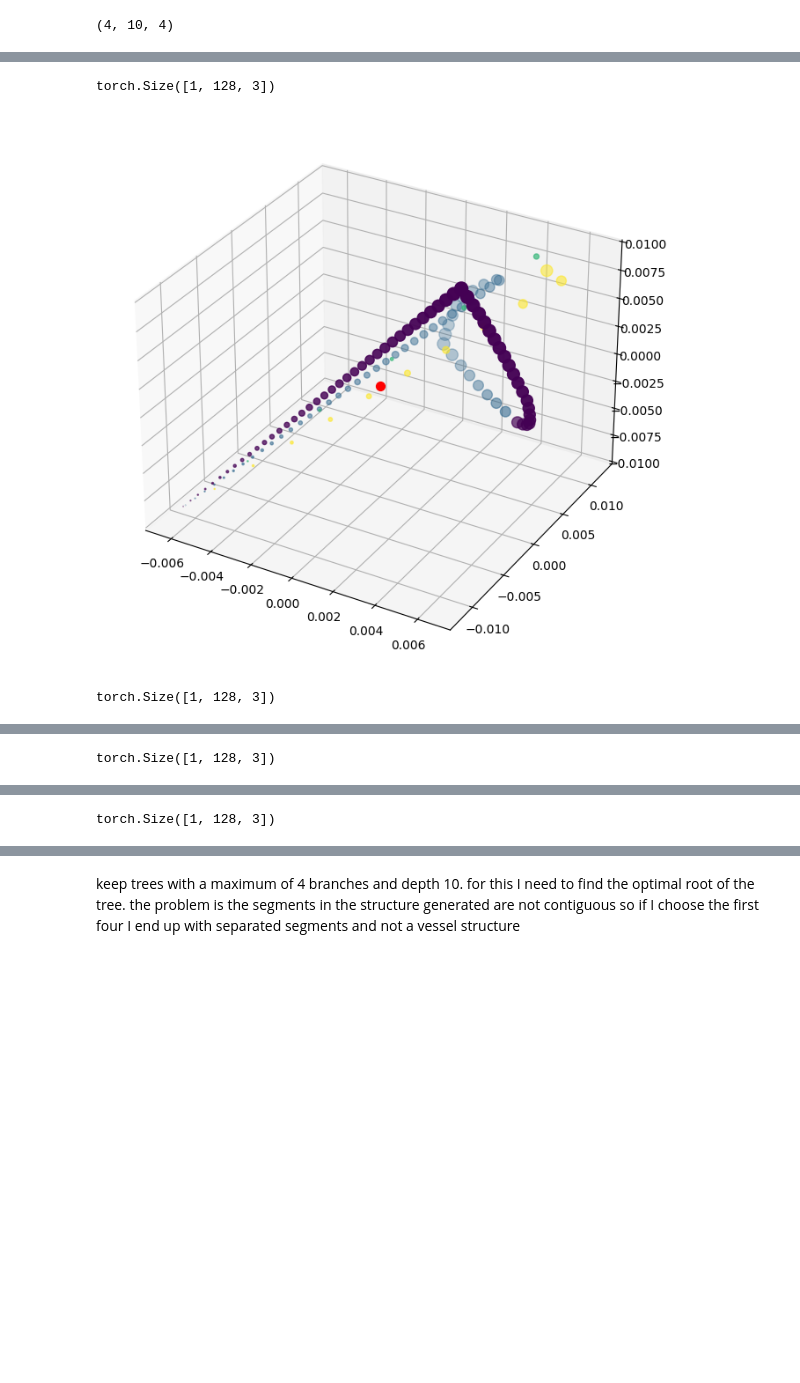
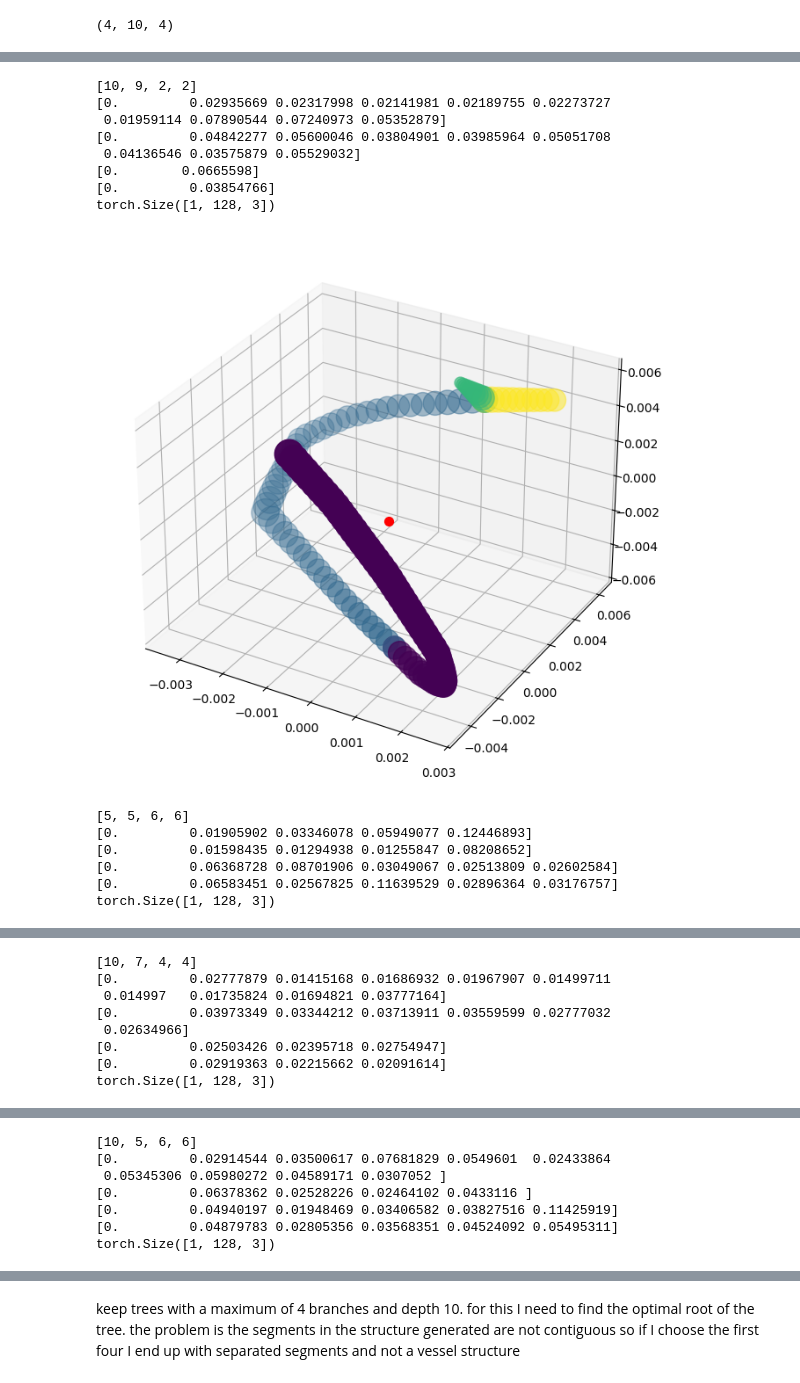
Before and after one commit to PauFeld/vessel_diffusion, a Jupyter notebook: generate_intra_dataset.ipynb, the cells around one changed output, grey strips where cells are left out. Saved outputs shown, nothing was run; the diff lists cells and outputs as text; code cells hidden in the pictures; blank space fills up the shorter version.

```diff
--- a/generate_intra_dataset.ipynb
+++ b/generate_intra_dataset.ipynb
@@ -169,12 +208,13 @@ all_vessels = []
 max_segments = 4  # Only keep the first four segments
 
 files = os.listdir("p10")
-
+print(files)
 for file in files:
 
     aneu = vtk_np(os.path.join("p10", file))
+    print(aneu.shape)
     segment_numbers = np.unique(aneu[:, -1]).astype(int)  # Segment numbers (branch numbers) as integers
-
+    print(segment_numbers)
     # Collect segments for this vessel
     segments = []
     for seg_num in segment_numbers:
@@ -187,7 +227,7 @@ for file in files:
 
 
         segments.append(segment_points)
-
+    print(segments)
     # Keep only the first four segments (or all segments if fewer than 4)
     segments = segments[:max_segments]
 
@@ -234,7 +274,8 @@ for arr in all_vessels:
 # Stack the padded arrays along a new dimension
 final_data = np.stack(padded_arrays, axis=0)
 print(final_data.shape)
-final_data = final_data.reshape(102,4,-1,4)
+#final_data = final_data.reshape(102,4,-1,4)
+final_data = final_data.squeeze(1)
 print("Final data shape:", final_data.shape)  # Expected shape: (num_vessels, max_segments, max_points, 16)
 
 train = final_data[:90,:,:,:]
@@ -356,7 +419,7 @@ ax = fig.add_subplot(projection="3d")
 #ax.scatter(*points.T, s=(220 * radii) ** 2, c=types.argmax(-1), vmin=0, vmax=3)
 ax.scatter(*points.T, s=(220 * radii)**2)
 #ax.scatter(0, 0, 0, color='red', s=50, label="Origin")
-tree2 = final_data[2].reshape(1,-1,4)
+tree2 = final_data[0].reshape(1,-1,4)
 points, radii, types = tree2[:, :, :3], tree2[:, :, 3], tree2[:, :, 4:]
 ax.scatter(*points.T, s=(220 * radii) ** 2)
 # %% [output]
@@ -367,33 +430,45 @@ torch.Size([128, 3])
 # %%
 train_set = AneuriskVesselSet(split="train", path="aneurisk")
 
 train_loader = torch.utils.data.DataLoader(
     dataset=train_set,
     batch_size=1,
     num_workers=0,
     drop_last=True,
     shuffle=False,
 )
 
 for i, (inputs, labels) in enumerate(train_loader):
 
 
     points, radii, types = inputs[:, :, :3], inputs[:, :, 3], inputs[:, :, 4:]
     print(points.shape)
     fig = plt.figure(figsize=(10, 8))
     ax = fig.add_subplot(projection="3d")
-    #ax.scatter(*points.T, s=(220 * radii) ** 2, c=types.argmax(-1), vmin=0, vmax=3)
-    ax.scatter(*points.T, s=(10000 * radii) ** 2, c=types.argmax(-1), vmin=0, vmax=3)
+    ax.scatter(*points.T, s=(22000 * radii) ** 2, c=types.argmax(-1), vmin=0, vmax=3)
+    #ax.scatter(*points.T, s=(10000 * radii) ** 2, c=types.argmax(-1), vmin=0, vmax=3)
     ax.scatter(0, 0, 0, color='red', s=50, label="Origin")
 
     #ax.set_xlim(-1, 1)
     #ax.set_ylim(-1, 1)
     #ax.set_zlim(-1, 1)
 
     plt.show()
     if i > 4:
         break
 # %% [output]
+[10, 9, 2, 2]
+[0.         0.02935669 0.02317998 0.02141981 0.02189755 0.02273727
+ 0.01959114 0.07890544 0.07240973 0.05352879]
+[0.         0.04842277 0.05600046 0.03804901 0.03985964 0.05051708
+ 0.04136546 0.03575879 0.05529032]
+[0.        0.0665598]
+[0.         0.03854766]
 torch.Size([1, 128, 3])
-[figure, old version]
+[figure, new version]
+[5, 5, 6, 6]
+[0.         0.01905902 0.03346078 0.05949077 0.12446893]
+[0.         0.01598435 0.01294938 0.01255847 0.08208652]
+[0.         0.06368728 0.08701906 0.03049067 0.02513809 0.02602584]
+[0.         0.06583451 0.02567825 0.11639529 0.02896364 0.03176757]
 torch.Size([1, 128, 3])
@@ -401 +476,8 @@ torch.Size([1, 128, 3])
+[10, 7, 4, 4]
+[0.         0.02777879 0.01415168 0.01686932 0.01967907 0.01499711
+ 0.014997   0.01735824 0.01694821 0.03777164]
+[0.         0.03973349 0.03344212 0.03713911 0.03559599 0.02777032
+ 0.02634966]
+[0.         0.02503426 0.02395718 0.02754947]
+[0.         0.02919363 0.02215662 0.02091614]
 torch.Size([1, 128, 3])
@@ -403 +485,7 @@ torch.Size([1, 128, 3])
+[10, 5, 6, 6]
+[0.         0.02914544 0.03500617 0.07681829 0.0549601  0.02433864
+ 0.05345306 0.05980272 0.04589171 0.0307052 ]
+[0.         0.06378362 0.02528226 0.02464102 0.0433116 ]
+[0.         0.04940197 0.01948469 0.03406582 0.03827516 0.11425919]
+[0.         0.04879783 0.02805356 0.03568351 0.04524092 0.05495311]
 torch.Size([1, 128, 3])
```
Also changed, not shown: parts of 10 cells of this notebook, 9 other files.
